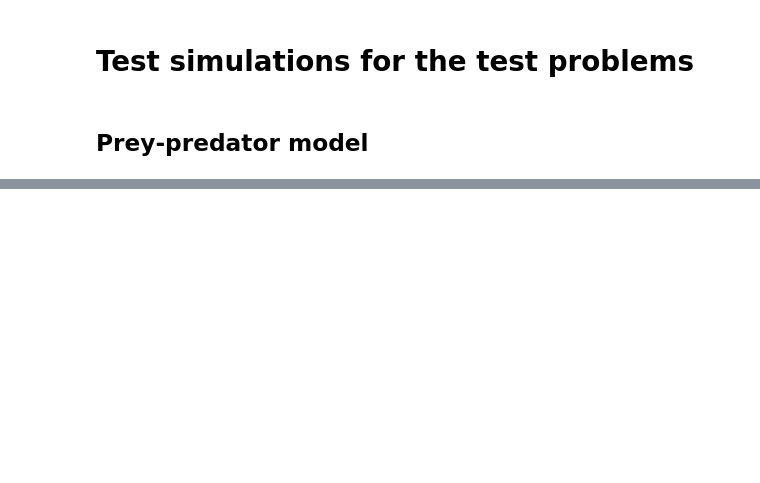
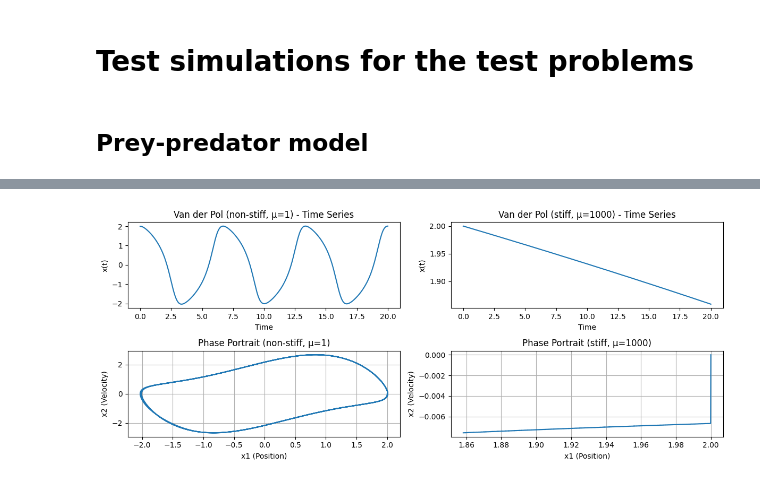
Before and after one commit to EuanCortes/02686-Project, a Jupyter notebook: TestProblemsSimulations.ipynb, the cells around one changed output, grey strips where cells are left out. Drawn from its saved outputs; the diff is of its cells as text; code cells hidden in the pictures; blank space fills up the shorter version.

```diff
--- a/TestProblemsSimulations.ipynb
+++ b/TestProblemsSimulations.ipynb
@@ -48,0 +51,53 @@ plt.show()
+# %%
+# Define time span and initial conditions
+mu_nonstiff = 1  # Non-stiff
+mu_stiff = 100  # Stiff
+t_span = (0, 20)
+x0 = [2, 0]  # Initial condition
+
+f_stiff, _ = van_der_pol_model(mu_stiff)
+f_nonstiff, _ = van_der_pol_model(mu_nonstiff)
+
+# Solve using ode45 (method='RK45')
+sol_nonstiff = solve_ivp(f_nonstiff, t_span, x0, method='RK45', t_eval=np.linspace(t_span[0], t_span[1], 1000))
+
+
+sol_stiff = solve_ivp(f_stiff, t_span, x0, method='RK45', t_eval=np.linspace(t_span[0], t_span[1], 1000))
+# %%
+# Plotting time series and phase portraits
+plt.figure(figsize=(12, 5))
+
+# Plot time series for non-stiff
+plt.subplot(2, 2, 1)
+plt.plot(sol_nonstiff.t, sol_nonstiff.y[0])
+plt.title('Van der Pol (non-stiff, μ=1) - Time Series')
+plt.xlabel('Time')
+plt.ylabel('x(t)')
+
+# Plot time series for stiff
+plt.subplot(2, 2, 2)
+plt.plot(sol_stiff.t, sol_stiff.y[0])
+plt.title('Van der Pol (stiff, μ=1000) - Time Series')
+plt.xlabel('Time')
+plt.ylabel('x(t)')
+
+# Phase portrait for non-stiff
+plt.subplot(2, 2, 3)
+plt.plot(sol_nonstiff.y[0], sol_nonstiff.y[1], label='Phase (non-stiff, μ=1)')
+plt.title('Phase Portrait (non-stiff, μ=1)')
+plt.xlabel('x1 (Position)')
+plt.ylabel('x2 (Velocity)')
+plt.grid(True)
+
+# Phase portrait for stiff
+plt.subplot(2, 2, 4)
+plt.plot(sol_stiff.y[0], sol_stiff.y[1], label='Phase (stiff, μ=1000)')
+plt.title('Phase Portrait (stiff, μ=1000)')
+plt.xlabel('x1 (Position)')
+plt.ylabel('x2 (Velocity)')
+plt.grid(True)
+
+plt.tight_layout()
+plt.show()
+# %% [output]
+[figure, added]
```
Also changed, not shown: parts of 4 cells of this notebook, 1 other file.
